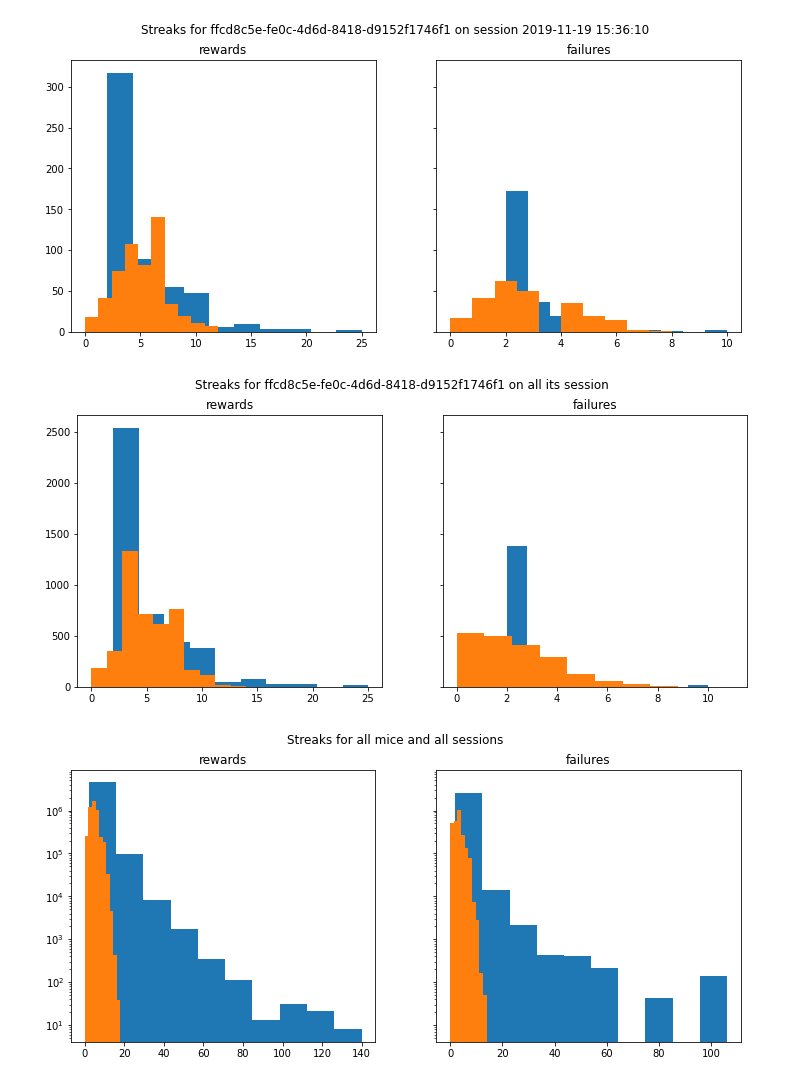
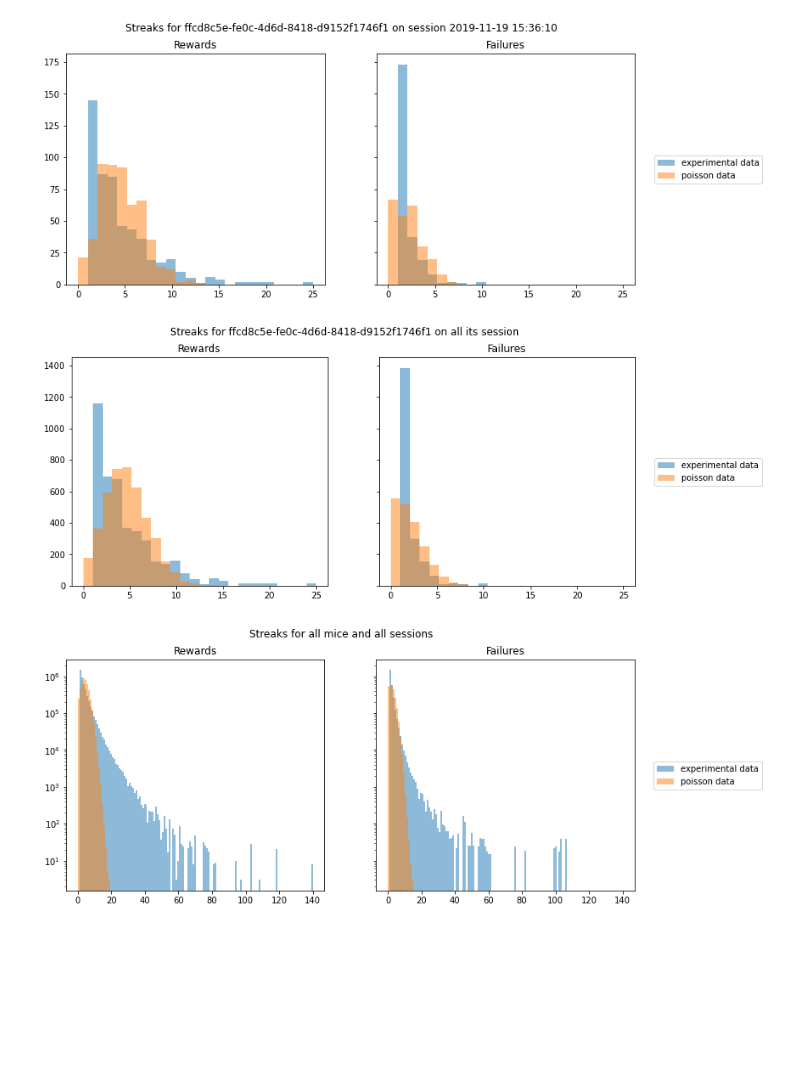
Before and after one commit to shayan823/reward_related_society, a Jupyter notebook: plotting_histograms.ipynb, the cells around one changed output. Saved outputs shown, nothing was run; the diff lists cells and outputs as text; code cells hidden in the pictures; blank space fills up the shorter version.

Commit message:
improved histograms

```diff
--- a/plotting_histograms.ipynb
+++ b/plotting_histograms.ipynb
@@ -15,21 +15,27 @@ Requirement already satisfied: pickle5 in /home/simona/snap/jupyter/common/lib/p
 # %%
 guy = 'ffcd8c5e-fe0c-4d6d-8418-d9152f1746f1'
 session = datetime.datetime(2019, 11, 19, 15, 36, 10)
 one_guy_one_session = streak_dictionary[guy][session]
 fig, (ax1, ax2) = plt.subplots(1, 2, sharey=True, figsize= (12,5))
 fig.suptitle('Streaks for {g} on session {s}'.format(g=guy,s=session))
 poisson_vals_rew = np.random.poisson(np.mean(one_guy_one_session['rewards']),len(one_guy_one_session['rewards']))
 poisson_vals_fail = np.random.poisson(-np.mean(one_guy_one_session['failures']),len(one_guy_one_session['failures']))
 
-ax1.hist(one_guy_one_session['rewards'])
-ax1.hist(poisson_vals_rew)
-ax1.set_title('rewards')
-ax2.hist(-one_guy_one_session['failures'])
-ax2.hist(poisson_vals_fail)
-ax2.set_title('failures')
+bins = np.linspace(0, 25, 25)
+
+ax1.hist(one_guy_one_session['rewards'],bins, alpha=0.5, label='experimental data')
+ax1.hist(poisson_vals_rew,bins, alpha=0.5, label='poisson data')
+ax1.set_title('Rewards')
+ax2.hist(-one_guy_one_session['failures'],bins, alpha=0.5, label='experimental data')
+ax2.hist(poisson_vals_fail,bins, alpha=0.5, label='poisson data')
+ax2.set_title('Failures')
+
+handles, labels = ax2.get_legend_handles_labels()
+fig.legend(handles, labels, loc="center right", bbox_to_anchor=(1.08,0.5))
+
 fig.show()
 # %% [output]
-[figure, old version]
+[figure, new version]
 # %%
 guy = 'ffcd8c5e-fe0c-4d6d-8418-d9152f1746f1'
 session = datetime.datetime(2019, 11, 19, 15, 36, 10)
@@ -43,18 +49,24 @@ all_failures_session = [item for sublist in all_failures_session for item in sub
 poisson_vals_rew_session = np.random.poisson(np.mean(all_rewards_session),len(all_rewards_session))
 poisson_vals_fail_session = np.random.poisson(-np.mean(all_failures_session),len(all_failures_session))
 
-
 fig, (ax1, ax2) = plt.subplots(1, 2, sharey=True, figsize= (12,5))
 fig.suptitle('Streaks for {g} on all its session'.format(g=guy))
-ax1.hist(all_rewards_session)
-ax1.hist(poisson_vals_rew_session)
-ax1.set_title('rewards')
-ax2.hist([-i for i in all_failures_session])
-ax2.hist(poisson_vals_fail_session)
-ax2.set_title('failures')
+
+bins = np.linspace(0, 25,25)
+
+ax1.hist(all_rewards_session,bins, alpha=0.5, label='experimental data')
+ax1.hist(poisson_vals_rew_session,bins, alpha=0.5, label='poisson data')
+ax1.set_title('Rewards')
+ax2.hist([-i for i in all_failures_session],bins, alpha=0.5, label='experimental data')
+ax2.hist(poisson_vals_fail_session,bins, alpha=0.5, label='poisson data')
+ax2.set_title('Failures')
+
+handles, labels = ax2.get_legend_handles_labels()
+fig.legend(handles, labels, loc="center right", bbox_to_anchor=(1.08,0.5))
+
 fig.show()
 # %% [output]
-[figure, old version]
+[figure, new version]
 # %%
 all_rewards_everybody = [streak_dictionary[guy][session]['rewards'] for guy in streak_dictionary.keys() for session in streak_dictionary[guy].keys() ]
 all_rewards_everybody = [item for sublist in all_rewards_everybody for item in sublist]
@@ -65,18 +77,24 @@ all_failures_everybody = [item for sublist in all_failures_everybody for item in
 poisson_vals_rew_all = np.random.poisson(np.mean(all_rewards_everybody),len(all_rewards_everybody))
 poisson_vals_fail_all = np.random.poisson(-np.mean(all_failures_everybody),len(all_failures_everybody))
 
-
 fig, (ax1, ax2) = plt.subplots(1, 2, sharey=True, figsize= (12,5))
 fig.suptitle('Streaks for all mice and all sessions')
-ax1.hist(all_rewards_everybody)
-ax1.hist(poisson_vals_rew_all)
+
+bins = np.linspace(0, 140,140)
+
+ax1.hist(all_rewards_everybody,bins, alpha=0.5, label='experimental data')
+ax1.hist(poisson_vals_rew_all,bins, alpha=0.5, label='poisson data')
 ax1.set_yscale('log')
-ax1.set_title('rewards')
+ax1.set_title('Rewards')
 
-ax2.hist([-i for i in all_failures_everybody])
-ax2.hist(poisson_vals_fail_all)
+ax2.hist([-i for i in all_failures_everybody],bins, alpha=0.5, label='experimental data')
+ax2.hist(poisson_vals_fail_all,bins, alpha=0.5, label='poisson data')
 ax2.set_yscale('log')
-ax2.set_title('failures')
+ax2.set_title('Failures')
+
+handles, labels = ax2.get_legend_handles_labels()
+fig.legend(handles, labels, loc="center right", bbox_to_anchor=(1.08,0.5))
+
 fig.show()
 # %% [output]
-[figure, old version]
+[figure, new version]
```
Also changed, not shown: parts of 2 cells of this notebook.
